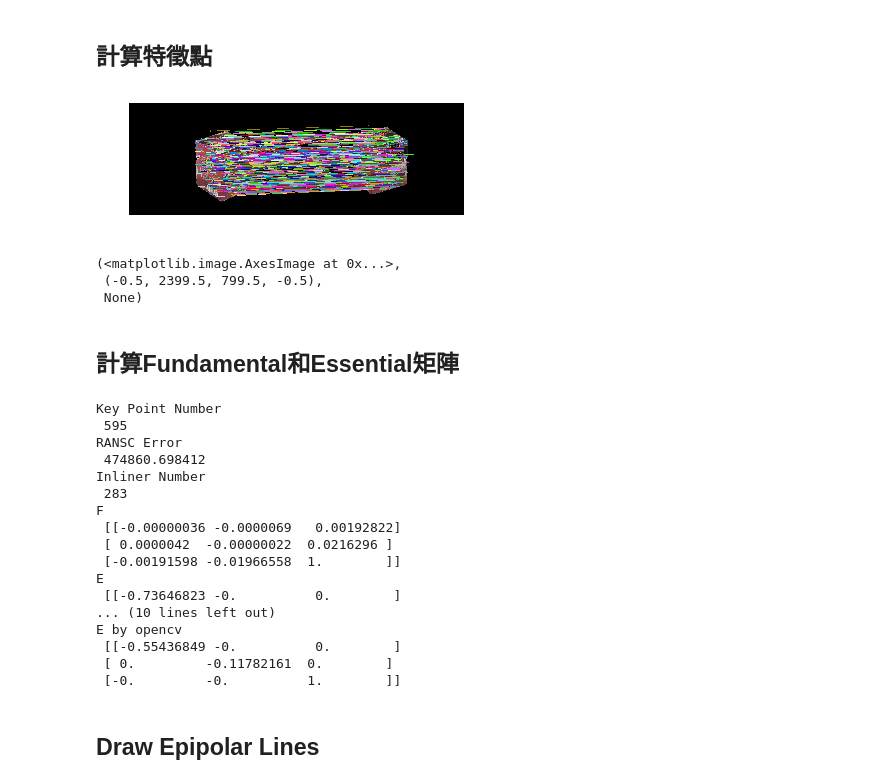
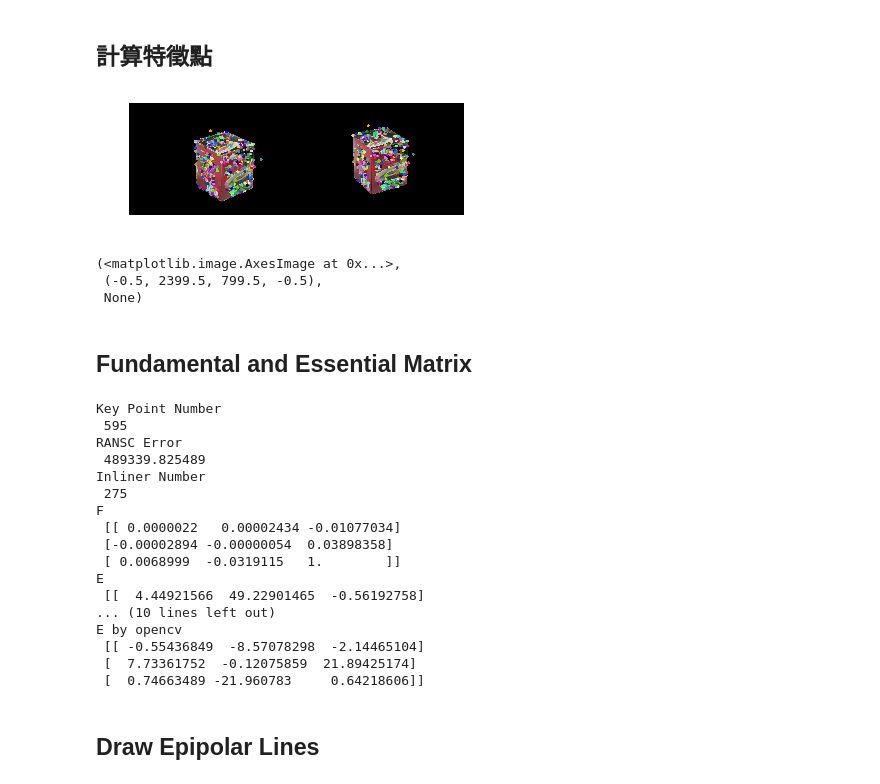
Before and after one commit to YuanSyun/CV-Structure-from-motion, a Jupyter notebook: HW4.ipynb, the cells around one changed output. Cells and saved outputs as stored; diff of their text form; code cells hidden in the pictures.

Commit message:
[Debug]open cv fundamental and triangulation

```diff
--- a/HW4.ipynb
+++ b/HW4.ipynb
@@ -71,22 +89,22 @@ Intrinsic Matrix 2
 # %%
 sift = cv2.xfeatures2d.SIFT_create()
 
 (keypt1, desc1) = sift.detectAndCompute(image1, None)
 (keypt2, desc2) = sift.detectAndCompute(image2, None)
 
 BF_MACTHEr_DISTANCE = 0.65
 matches = hw3.brute_force_matcher(desc1, desc2, BF_MACTHEr_DISTANCE)
 matched_pt_order = hw3.sort_matched_points(matches)
 
-matched_feature_image = hw3.show_matched_image(image1, image2, keypt1, keypt2, matched_pt_order)
+matched_feature_image = hw3.show_matched_image(image1, image2, keypt1, keypt2, matched_pt_order, draw_line=False, circle_size=10)
 plt.imshow(matched_feature_image), plt.axis('off'), plt.show()
 # %% [output]
-[figure, old version]
+[figure, new version]
 (<matplotlib.image.AxesImage at 0x...>,
  (-0.5, 2399.5, 799.5, -0.5),
  None)
-# %% [markdown]
-## 計算Fundamental和Essential矩陣
+# %% [markdown]
+## Fundamental and Essential Matrix
 # %%
 def get_normalization_matrix(pts):
     '''
@@ -114,8 +132,13 @@ def normalization(imgpts1, imgpts2):
 
     num_of_point = len(imgpts1)
     for i in range(num_of_point):
-        homopts1[i] = np.dot(t1, homopts1[i])
-        homopts2[i] = np.dot(t2, homopts2[i])
+
+        #最後一項要為1
+        p2h = np.dot(t1, homopts1[i])
+        homopts1[i] = p2h/p2h[-1]
+
+        p2h1 = np.dot(t2, homopts2[i])
+        homopts2[i] = p2h1/p2h1[-1]
 
     normalpts1 = np.delete(homopts1, -1, axis=1)
     normalpts2 = np.delete(homopts2, -1, axis=1)
@@ -187,14 +210,19 @@ def get_essential_mat(intrinsicmat1, intrinsicmat2, fundamentalmat):
     '''
         ref: Multiple View Geometry 9.12
     '''
-    return np.transpose(intrinsicmat2) * fundamentalmat * intrinsicmat1
+    if(intrinsicmat1[-1,-1] != 1):
+        intrinsicmat1 = intrinsicmat1 / intrinsicmat1[-1,-1]
+    if(intrinsicmat2[-1,-1] != 1):
+        intrinsicmat2 = intrinsicmat2 / intrinsicmat2[-1,-1]
+
+    return np.dot(np.dot(np.transpose(intrinsicmat2), fundamentalmat), intrinsicmat1)
 
 def find_fundamental_by_RANSAC(matchedpt_order, imgpts1, imgpts2, inliner_threshold):
     '''
         ref: Multiple View Geometry 11.6
     '''
     print("Key Point Number\n", len(imgpts1))
-    ransac_iteration = 5000
+    ransac_iteration = 500
     ransac_sample_number = 8
 
     best_error = 0
@@ -235,20 +263,20 @@ print("E by opencv\n", essentialmat_opencv)
 Key Point Number
  595
 RANSC Error
- 474860.698412
+ 489339.825489
 Inliner Number
- 283
+ 275
 F
- [[-0.00000036 -0.0000069   0.00192822]
- [ 0.0000042  -0.00000022  0.0216296 ]
- [-0.00191598 -0.01966558  1.        ]]
+ [[ 0.0000022   0.00002434 -0.01077034]
+ [-0.00002894 -0.00000054  0.03898358]
+ [ 0.0068999  -0.0319115   1.        ]]
 E
- [[-0.73646823 -0.          0.        ]
+ [[  4.44921566  49.22901465  -0.56192758]
 ... (10 lines left out)
 E by opencv
- [[-0.55436849 -0.          0.        ]
- [ 0.         -0.11782161  0.        ]
- [-0.         -0.          1.        ]]
+ [[ -0.55436849  -8.57078298  -2.14465104]
+ [  7.73361752  -0.12075859  21.89425174]
+ [  0.74663489 -21.960783     0.64218606]]
 # %% [markdown]
 ## Draw Epipolar Lines
 # %%
```
Also changed, not shown: parts of 9 cells of this notebook, 2 other files.
